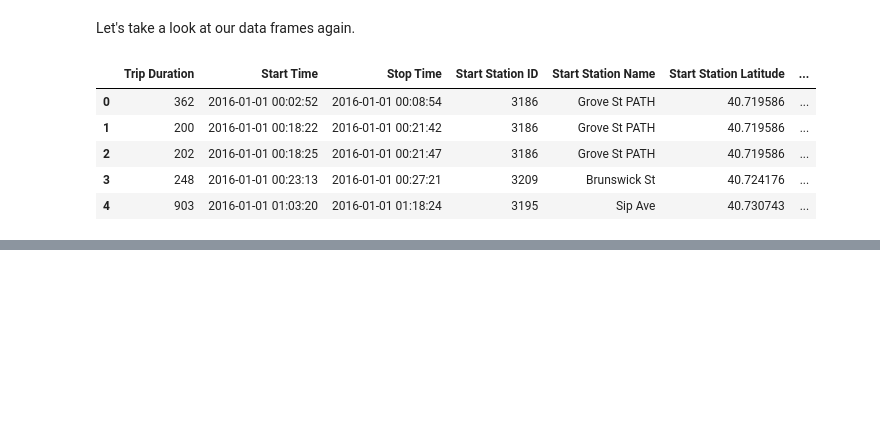
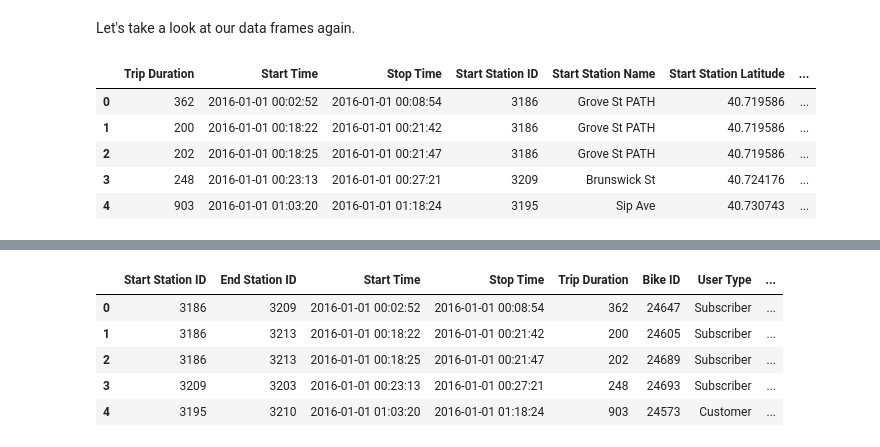
Before and after one commit to zuzaszk/codecademy-portfolio, a Jupyter notebook: main.ipynb, the cells around one changed output, grey strips where cells are left out. Saved outputs shown, nothing was run; the diff lists cells and outputs as text; code cells hidden in the pictures; blank space fills up the shorter version.

```diff
--- a/main.ipynb
+++ b/main.ipynb
@@ -438,0 +524,10 @@ Given the dataframes, let's design a schema.
+# %%
+trip = df_citibike[['Start Station ID', 'End Station ID', 'Start Time', 'Stop Time', 'Trip Duration', 'Bike ID', 'User Type', 'Birth Year', 'Gender']].copy()
+trip.head()
+# %% [output]
+|  | Start Station ID | End Station ID | Start Time | Stop Time | Trip Duration | Bike ID | User Type | ... |
+| 0 | 3186 | 3209 | 2016-01-01 00:02:52 | 2016-01-01 00:08:54 | 362 | 24647 | Subscriber | ... |
+| 1 | 3186 | 3213 | 2016-01-01 00:18:22 | 2016-01-01 00:21:42 | 200 | 24605 | Subscriber | ... |
+| 2 | 3186 | 3213 | 2016-01-01 00:18:25 | 2016-01-01 00:21:47 | 202 | 24689 | Subscriber | ... |
+| 3 | 3209 | 3203 | 2016-01-01 00:23:13 | 2016-01-01 00:27:21 | 248 | 24693 | Subscriber | ... |
+| 4 | 3195 | 3210 | 2016-01-01 01:03:20 | 2016-01-01 01:18:24 | 903 | 24573 | Customer | ... |
```
Also changed, not shown: parts of 9 cells of this notebook.
